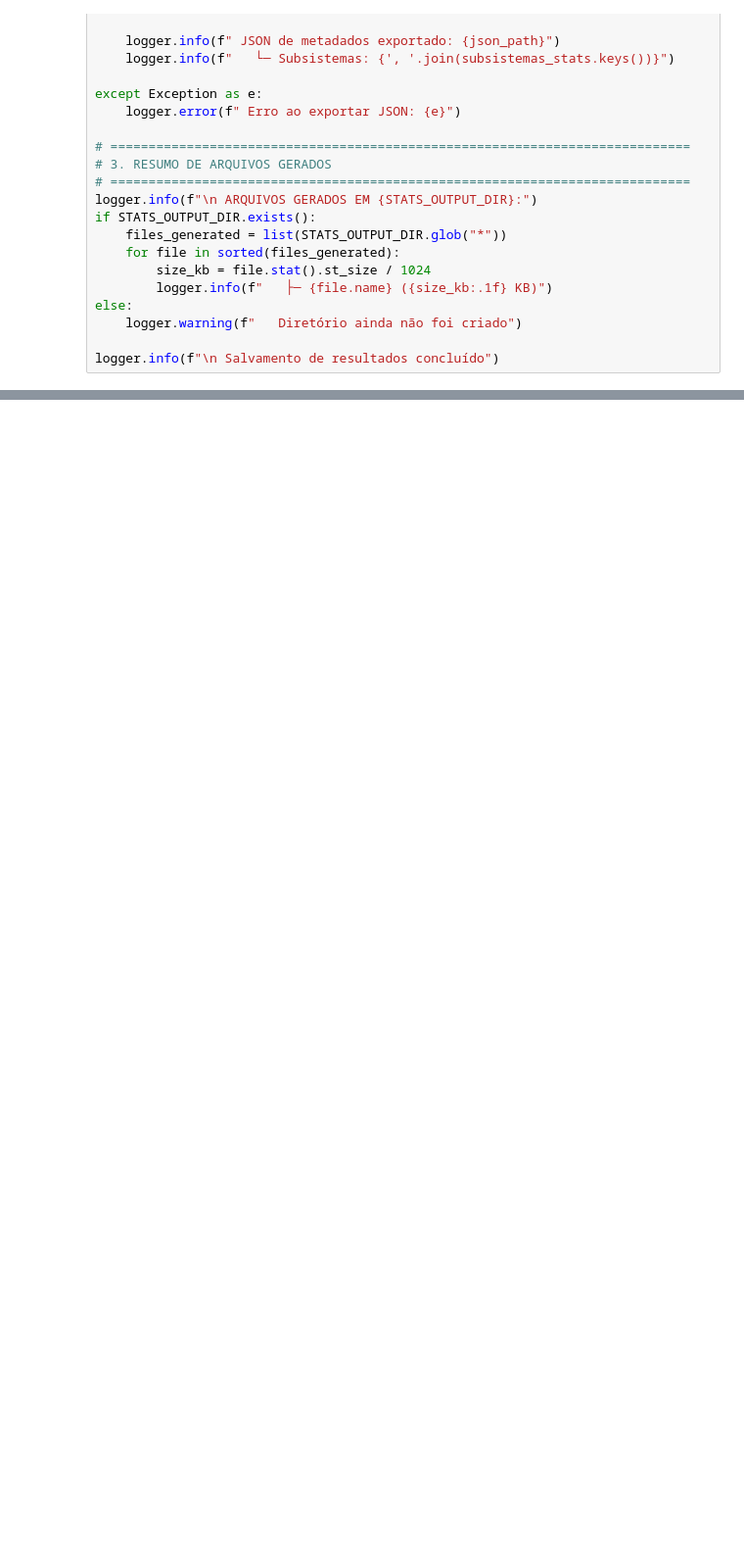
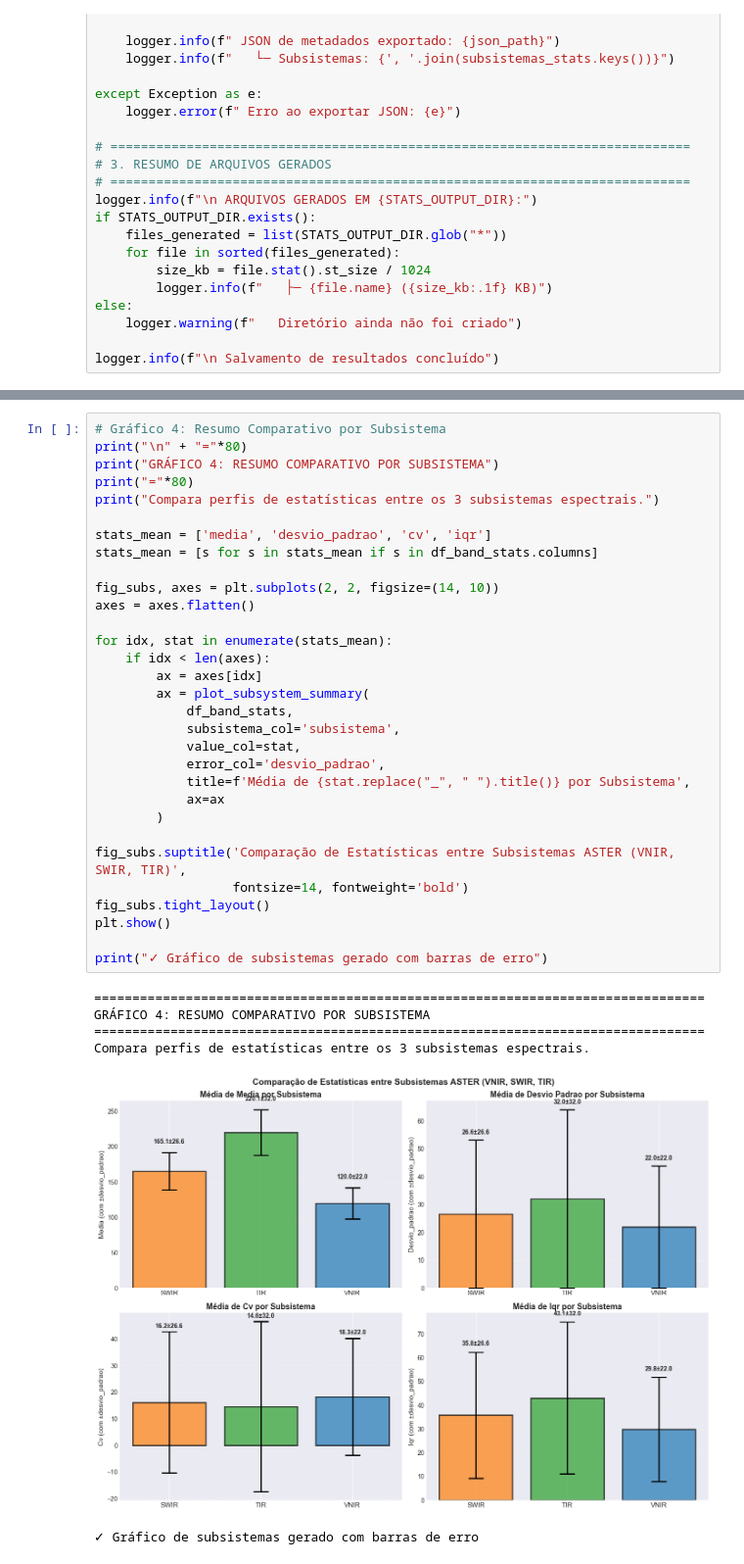
Before and after one commit to pedroauler12/SpectraAI, a Jupyter notebook: artefatos/a01_eda_pipeline/a01_eda_pipeline.ipynb, the cells around one changed output, grey strips where cells are left out. Shown at 98% size. Cells and saved outputs as stored; diff of their text form; blank space fills up the shorter version.

```diff
--- a/artefatos/a01_eda_pipeline/a01_eda_pipeline.ipynb
+++ b/artefatos/a01_eda_pipeline/a01_eda_pipeline.ipynb
@@ -1122,0 +1340,38 @@ logger.info(f"\n Salvamento de resultados concluído")
+# %%
+# Gráfico 4: Resumo Comparativo por Subsistema
+print("\n" + "="*80)
+print("GRÁFICO 4: RESUMO COMPARATIVO POR SUBSISTEMA")
+print("="*80)
+print("Compara perfis de estatísticas entre os 3 subsistemas espectrais.")
+
+stats_mean = ['media', 'desvio_padrao', 'cv', 'iqr']
+stats_mean = [s for s in stats_mean if s in df_band_stats.columns]
+
+fig_subs, axes = plt.subplots(2, 2, figsize=(14, 10))
+axes = axes.flatten()
+
+for idx, stat in enumerate(stats_mean):
+    if idx < len(axes):
+        ax = axes[idx]
+        ax = plot_subsystem_summary(
+            df_band_stats,
+            subsistema_col='subsistema',
+            value_col=stat,
+            error_col='desvio_padrao',
+            title=f'Média de {stat.replace("_", " ").title()} por Subsistema',
+            ax=ax
+        )
+
+fig_subs.suptitle('Comparação de Estatísticas entre Subsistemas ASTER (VNIR, SWIR, TIR)',
+                  fontsize=14, fontweight='bold')
+fig_subs.tight_layout()
+plt.show()
+
+print("✓ Gráfico de subsistemas gerado com barras de erro")
+# %% [output]
+================================================================================
+GRÁFICO 4: RESUMO COMPARATIVO POR SUBSISTEMA
+================================================================================
+Compara perfis de estatísticas entre os 3 subsistemas espectrais.
+[figure, added]
+✓ Gráfico de subsistemas gerado com barras de erro
```
Also changed, not shown: parts of 16 cells of this notebook, 1 other file.
